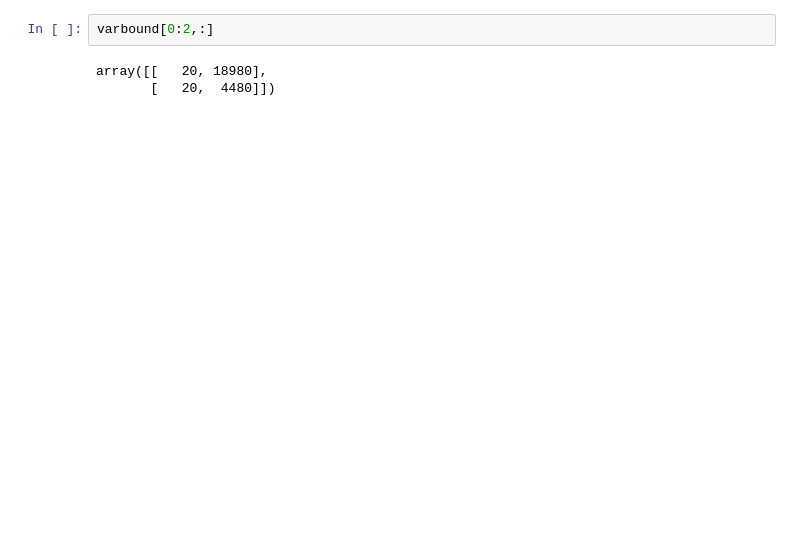
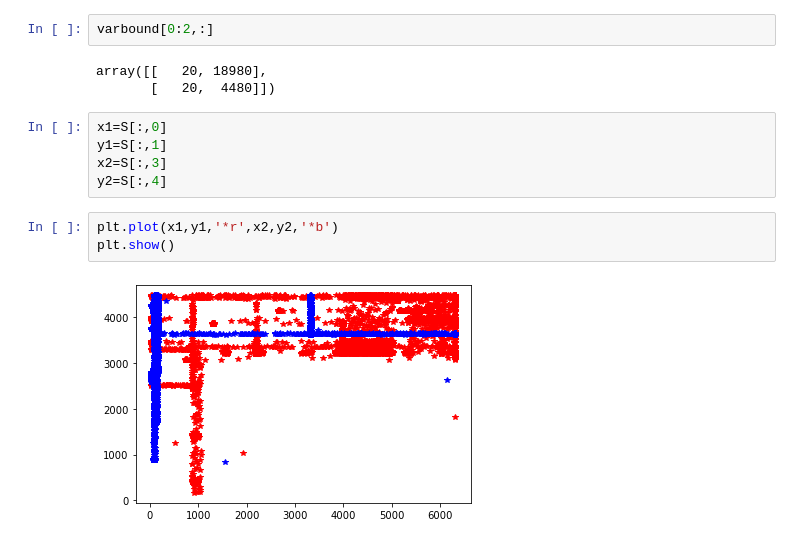
Before and after one commit to Caesarea-Labs/EDA, a Jupyter notebook: check_class.ipynb, the cells around one changed output. Cells and saved outputs as stored; diff of their text form; blank space fills up the shorter version.

```diff
--- a/check_class.ipynb
+++ b/check_class.ipynb
@@ -141,3 +141,13 @@ varbound[0:2,:]
 # %% [output]
 array([[   20, 18980],
        [   20,  4480]])
+# %%
+x1=S[:,0]
+y1=S[:,1]
+x2=S[:,3]
+y2=S[:,4]
+# %%
+plt.plot(x1,y1,'*r',x2,y2,'*b')
+plt.show()
+# %% [output]
+[figure, added]
```
Also changed, not shown: parts of 6 cells of this notebook, 7 other files.
